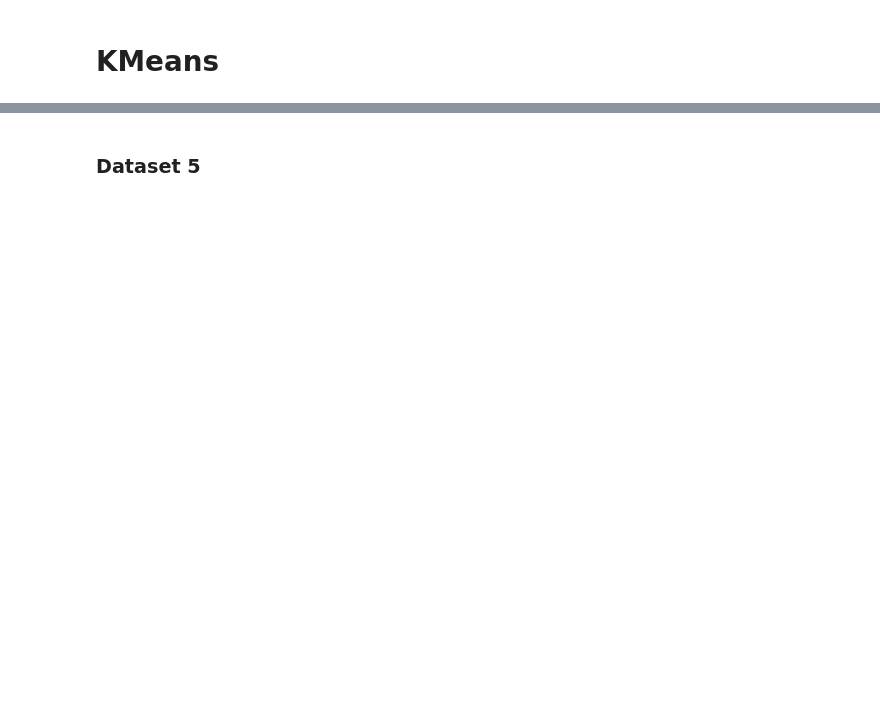
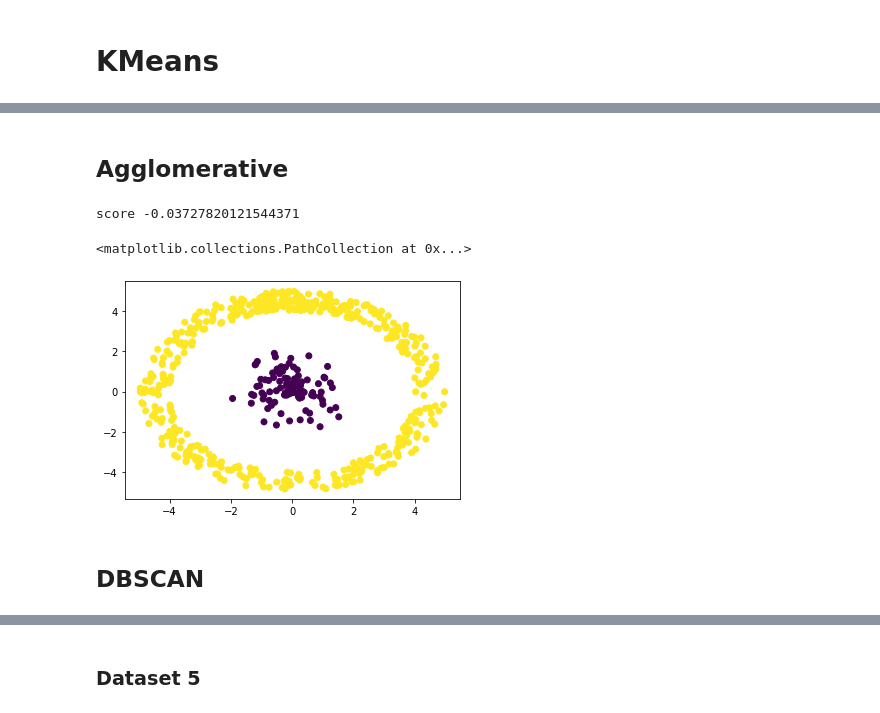
Before and after one commit to YousraAshour/Supervised_machine_learning, a Jupyter notebook: Kmeans,_DBSCAN,_AGG_Clustering_Unsupervised_ML.ipynb, the cells around one changed output, grey strips where cells are left out. Drawn from its saved outputs; the diff is of its cells as text; code cells hidden in the pictures; blank space fills up the shorter version.

```diff
--- a/Kmeans,_DBSCAN,_AGG_Clustering_Unsupervised_ML.ipynb
+++ b/Kmeans,_DBSCAN,_AGG_Clustering_Unsupervised_ML.ipynb
@@ -187,10 +240,18 @@ plt.scatter(x4[:,0],x4[:,1], c=labels)
+# %% [markdown]
+## Agglomerative
 # %%
-Agg=AgglomerativeClustering(n_clusters=2, linkage='average').fit(x4)
+Agg=AgglomerativeClustering(n_clusters=2, linkage='single').fit(x4)
 labels=Agg.labels_
 score= silhouette_score(x4,labels)
 print('score',score)
 
 plt.scatter(x4[:,0],x4[:,1], c=labels)
+# %% [output]
+score -0.03727820121544371
+<matplotlib.collections.PathCollection at 0x...>
+[figure, added]
+# %% [markdown]
+## DBSCAN
 # %%
 ds=DBSCAN(eps=0.25,min_samples=2).fit(x4)
 labels=ds.labels_
```
Also changed, not shown: parts of 26 cells of this notebook.
